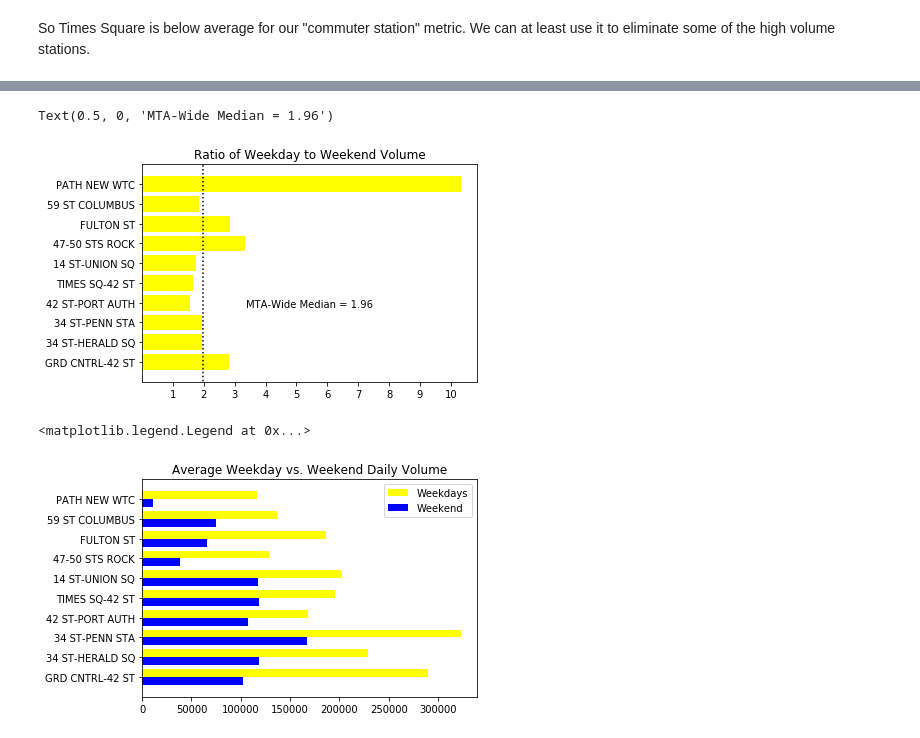
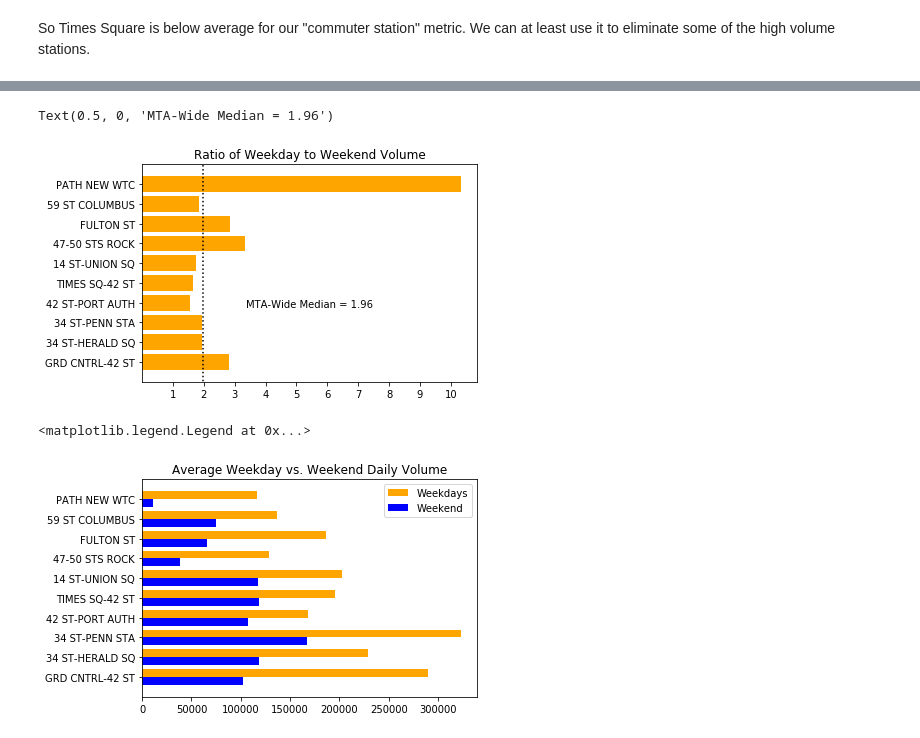
Before and after one commit to huge-reality/MTA_Project_Group_5, a Jupyter notebook: Weekdays Weekends1.ipynb, the cells around one changed output, grey strips where cells are left out. Cells and saved outputs as stored; diff of their text form; code cells hidden in the pictures.

```diff
--- a/Weekdays Weekends1.ipynb
+++ b/Weekdays Weekends1.ipynb
@@ -398,7 +183,7 @@ plt.barh(x,y)
 ticks_x = np.linspace(1,10,10)
 new_x = diff2.index
 new_y = diff2.VOLUME
-plt.barh(new_x, new_y, color = 'yellow')
+plt.barh(new_x, new_y, color = 'orange')
 plt.vlines(1.96,-3,15, linestyles = 'dotted')
 plt.gca().set_ylim(-1, 10)
 plt.xticks(ticks_x)
@@ -406,7 +191,7 @@ plt.title('Ratio of Weekday to Weekend Volume')
 plt.xlabel('MTA-Wide Median = 1.96', labelpad = -100)
 # %% [output]
 Text(0.5, 0, 'MTA-Wide Median = 1.96')
-[figure, old version]
+[figure, new version]
 # %%
 graph_weekday = weekday_average.loc[['GRD CNTRL-42 ST','34 ST-HERALD SQ','34 ST-PENN STA','42 ST-PORT AUTH','TIMES SQ-42 ST','14 ST-UNION SQ','47-50 STS ROCK',
                               'FULTON ST','59 ST COLUMBUS','PATH NEW WTC']]
@@ -415,16 +200,16 @@ graph_weekend = weekend_average.loc[['GRD CNTRL-42 ST','34 ST-HERALD SQ','34 ST-
 # %%
 weekday_y = graph_weekday.VOLUME
 weekday_x = graph_weekday.index
 weekend_y = graph_weekend.VOLUME
 weekend_x = graph_weekend.index
 
 plt.gca().set_ylim(-1, 10)
 
-plt.barh(weekday_x,weekday_y, height = 0.4, align = 'edge', color = 'yellow')
+plt.barh(weekday_x,weekday_y, height = 0.4, align = 'edge', color = 'orange')
 plt.barh(weekend_x,weekend_y, height = -0.4, align = 'edge', color = 'b')
 plt.title('Average Weekday vs. Weekend Daily Volume')
 #plt.xlabel('Average Daily Entries and Exits')
 plt.legend(['Weekdays','Weekend'])
 # %% [output]
 <matplotlib.legend.Legend at 0x...>
-[figure, old version]
+[figure, new version]
```
Also changed, not shown: parts of 32 cells of this notebook.
